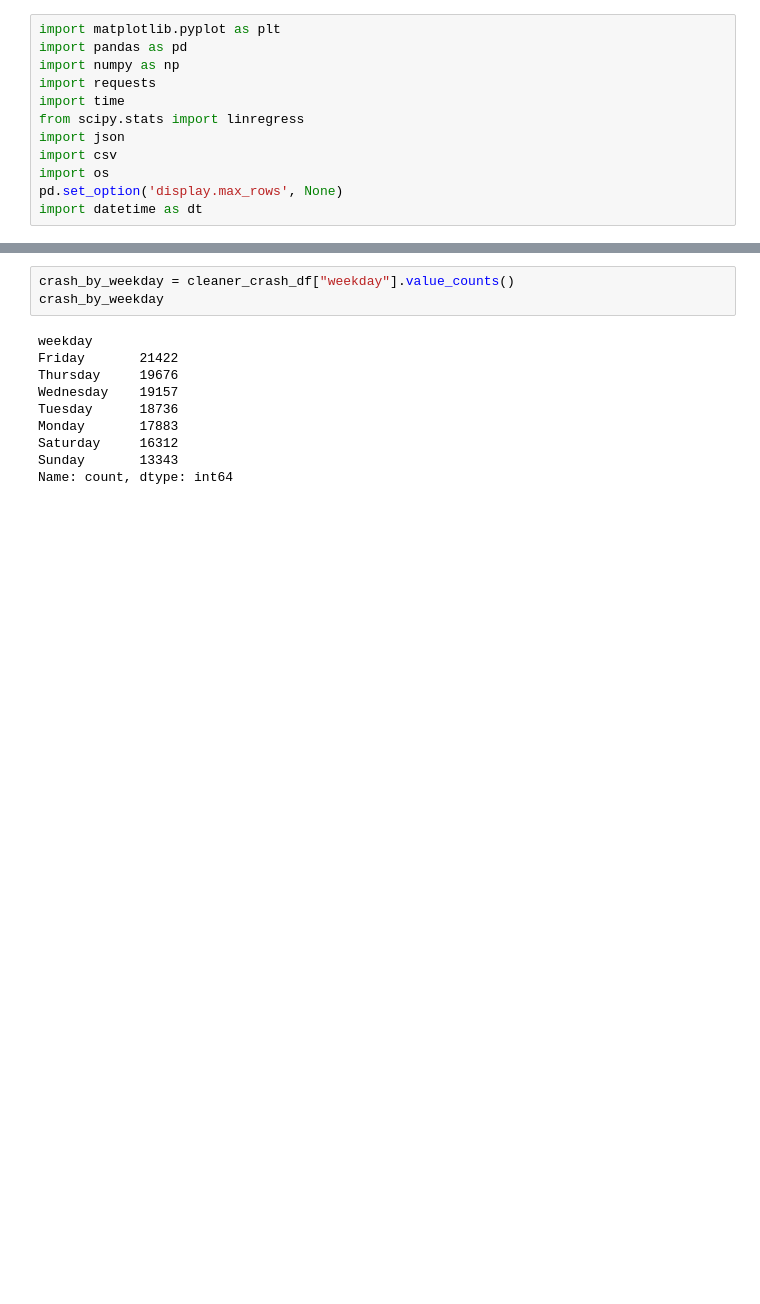
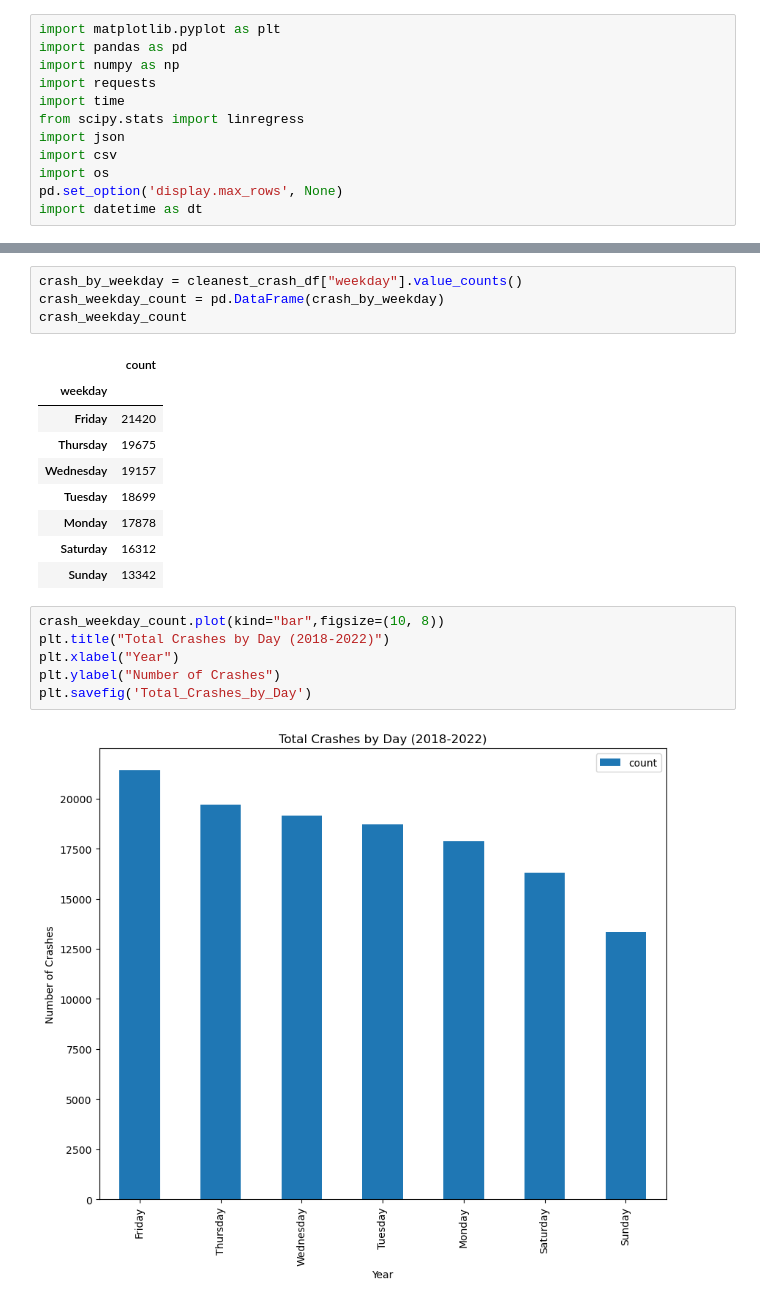
Before and after one commit to dlerhetal/Group2Project1, a Jupyter notebook: NashCrashPy/NashCrashPy.ipynb, the cells around one changed output, grey strips where cells are left out. Cells and saved outputs as stored; diff of their text form; blank space fills up the shorter version.

```diff
--- a/NashCrashPy/NashCrashPy.ipynb
+++ b/NashCrashPy/NashCrashPy.ipynb
@@ -150,15 +128,24 @@ Jul     9596
 Name: count, dtype: int64
 # %%
-crash_by_weekday = cleaner_crash_df["weekday"].value_counts()
-crash_by_weekday
+crash_by_weekday = cleanest_crash_df["weekday"].value_counts()
+crash_weekday_count = pd.DataFrame(crash_by_weekday)
+crash_weekday_count
 # %% [output]
-weekday
-Friday       21422
-Thursday     19676
-Wednesday    19157
-Tuesday      18736
-Monday       17883
-Saturday     16312
-Sunday       13343
-Name: count, dtype: int64
+|  | count |
+| weekday |  |
+| Friday | 21420 |
+| Thursday | 19675 |
+| Wednesday | 19157 |
+| Tuesday | 18699 |
+| Monday | 17878 |
+| Saturday | 16312 |
+| Sunday | 13342 |
+# %%
+crash_weekday_count.plot(kind="bar",figsize=(10, 8))
+plt.title("Total Crashes by Day (2018-2022)")
+plt.xlabel("Year")
+plt.ylabel("Number of Crashes")
+plt.savefig('Total_Crashes_by_Day')
+# %% [output]
+[figure, added]
 # %%
```
Also changed, not shown: parts of 15 cells of this notebook, 4 other files.
